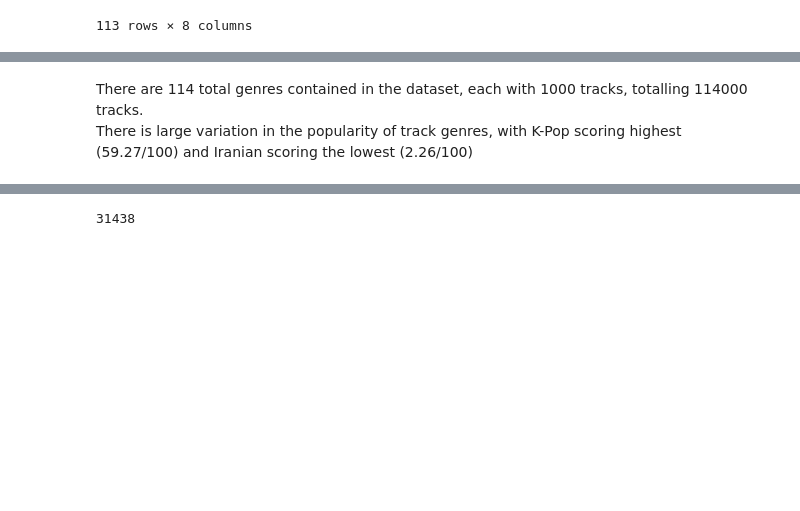
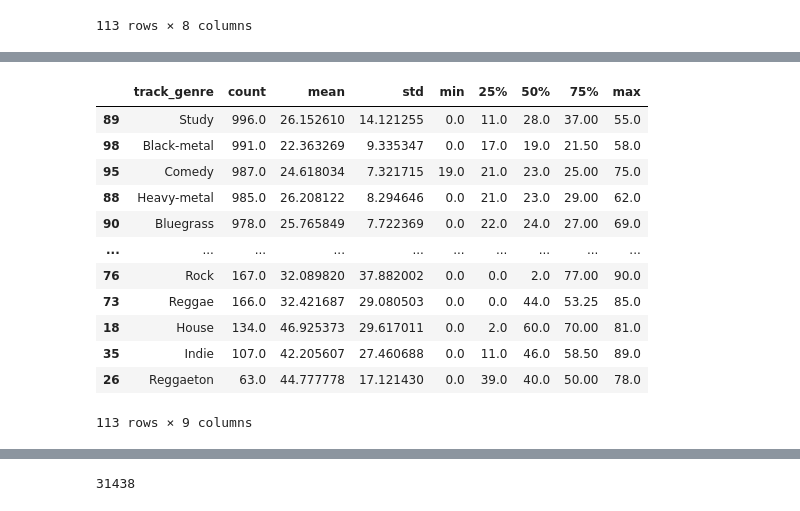
Before and after one commit to NiallRussell/PDFA-project, a Jupyter notebook: project.ipynb, the cells around one changed output, grey strips where cells are left out. Drawn from its saved outputs; the diff is of its cells as text; code cells hidden in the pictures; blank space fills up the shorter version.

```diff
--- a/project.ipynb
+++ b/project.ipynb
@@ -593,4 +621,18 @@ grouped_descr_genre
 113 rows × 9 columns
-# %% [markdown]
-There are 114 total genres contained in the dataset, each with 1000 tracks, totalling 114000 tracks. <br>
-There is large variation in the popularity of track genres, with K-Pop scoring highest (59.27/100) and Iranian scoring the lowest (2.26/100)
+# %%
+#Order by count
+grouped_descr_genre.sort_values("count", ascending=False)
+# %% [output]
+|  | track_genre | count | mean | std | min | 25% | 50% | 75% | max |
+| 89 | Study | 996.0 | 26.152610 | 14.121255 | 0.0 | 11.0 | 28.0 | 37.00 | 55.0 |
+| 98 | Black-metal | 991.0 | 22.363269 | 9.335347 | 0.0 | 17.0 | 19.0 | 21.50 | 58.0 |
+| 95 | Comedy | 987.0 | 24.618034 | 7.321715 | 19.0 | 21.0 | 23.0 | 25.00 | 75.0 |
+| 88 | Heavy-metal | 985.0 | 26.208122 | 8.294646 | 0.0 | 21.0 | 23.0 | 29.00 | 62.0 |
+| 90 | Bluegrass | 978.0 | 25.765849 | 7.722369 | 0.0 | 22.0 | 24.0 | 27.00 | 69.0 |
+| ... | ... | ... | ... | ... | ... | ... | ... | ... | ... |
+| 76 | Rock | 167.0 | 32.089820 | 37.882002 | 0.0 | 0.0 | 2.0 | 77.00 | 90.0 |
+| 73 | Reggae | 166.0 | 32.421687 | 29.080503 | 0.0 | 0.0 | 44.0 | 53.25 | 85.0 |
+| 18 | House | 134.0 | 46.925373 | 29.617011 | 0.0 | 2.0 | 60.0 | 70.00 | 81.0 |
+| 35 | Indie | 107.0 | 42.205607 | 27.460688 | 0.0 | 11.0 | 46.0 | 58.50 | 89.0 |
+| 26 | Reggaeton | 63.0 | 44.777778 | 17.121430 | 0.0 | 39.0 | 40.0 | 50.00 | 78.0 |
+113 rows × 9 columns
```
Also changed, not shown: parts of 65 cells of this notebook, 1 other file.
